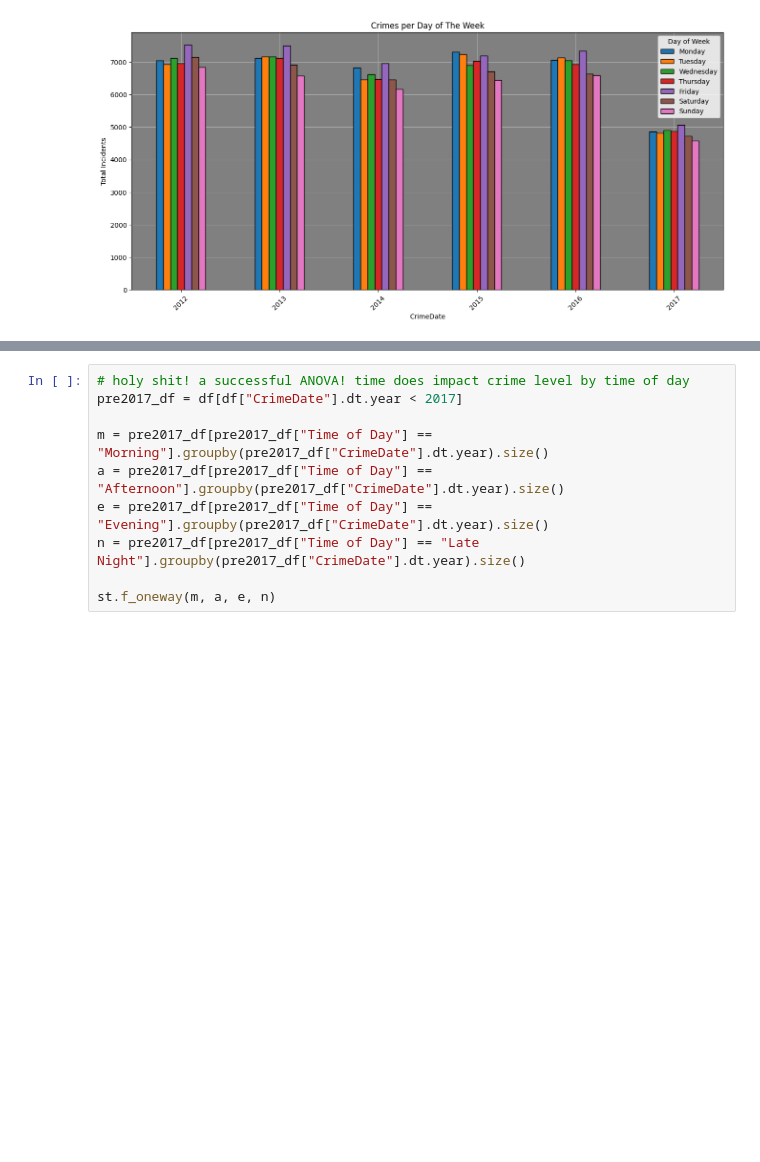
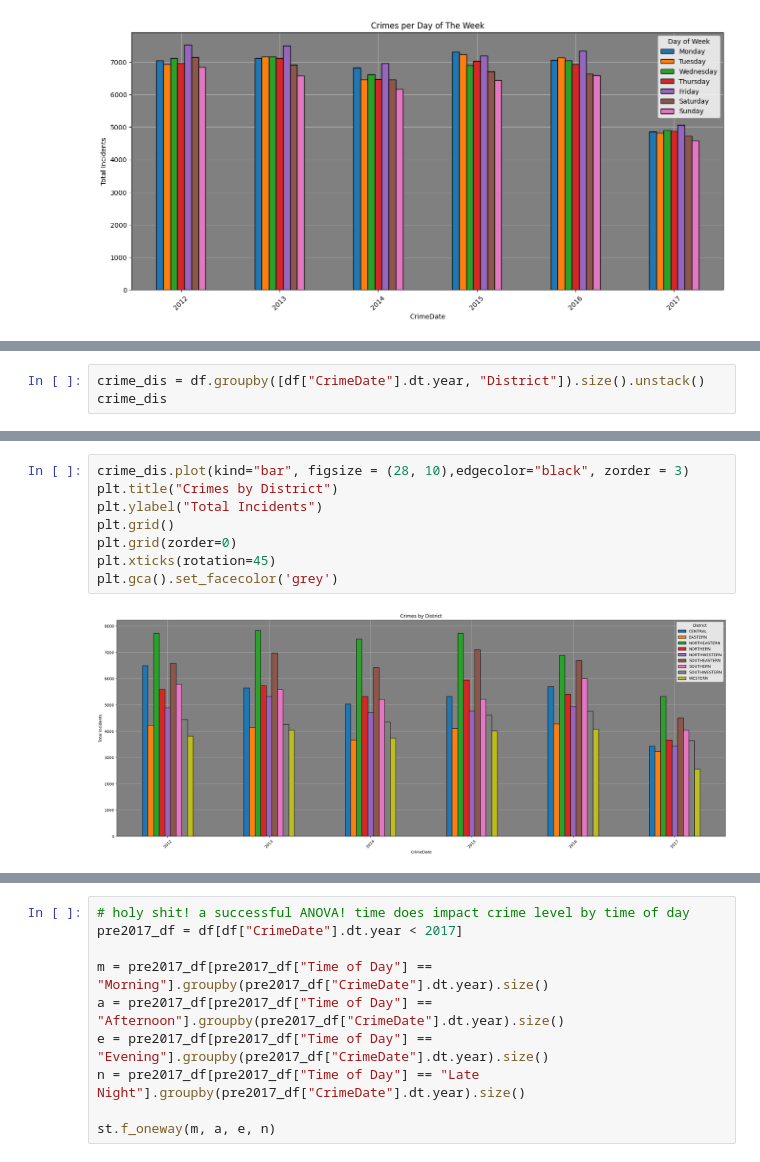
Before and after one commit to johbry17/Crime-in-Baltimore, a Jupyter notebook: test_rob2.ipynb, the cells around one changed output, grey strips where cells are left out. Cells and saved outputs as stored; diff of their text form; blank space fills up the shorter version.

```diff
--- a/test_rob2.ipynb
+++ b/test_rob2.ipynb
@@ -195,0 +215,3 @@ plt.gca().set_facecolor('grey')
+# %%
+crime_dis = df.groupby([df["CrimeDate"].dt.year, "District"]).size().unstack()
+crime_dis
@@ -195,0 +227,10 @@ plt.gca().set_facecolor('grey')
+# %%
+crime_dis.plot(kind="bar", figsize = (28, 10),edgecolor="black", zorder = 3)
+plt.title("Crimes by District")
+plt.ylabel("Total Incidents")
+plt.grid()
+plt.grid(zorder=0)
+plt.xticks(rotation=45)
+plt.gca().set_facecolor('grey')
+# %% [output]
+[figure, added]
```
Also changed, not shown: parts of 3 cells of this notebook.
